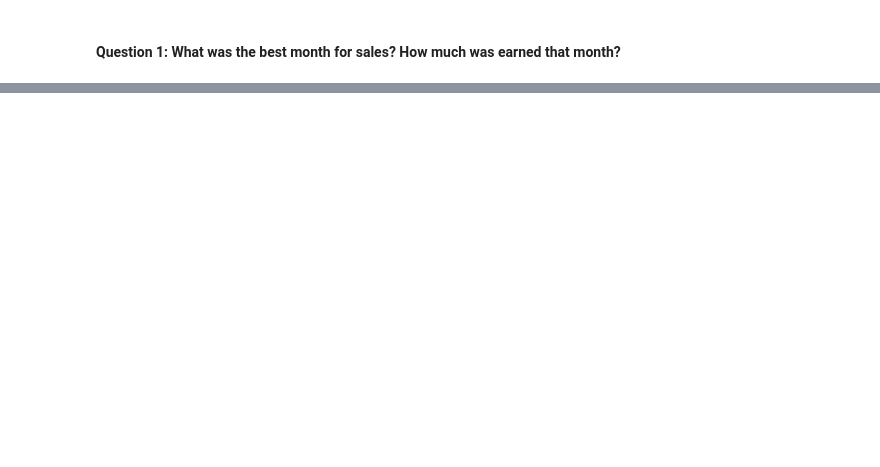
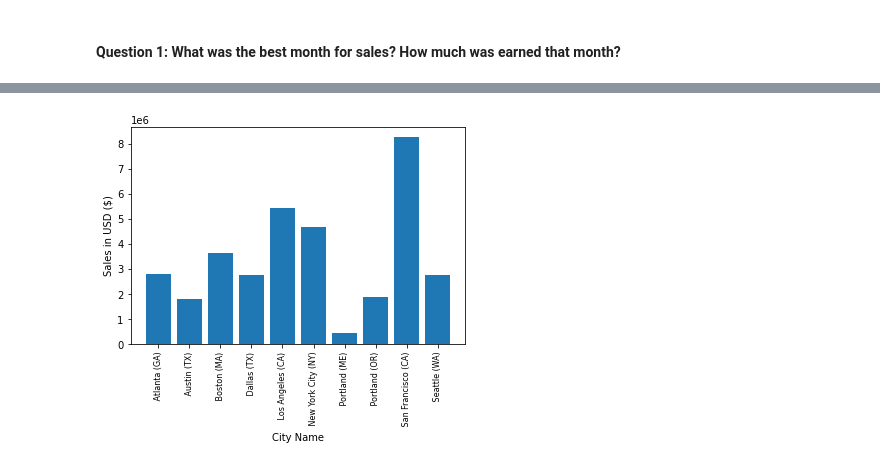
Before and after one commit to Kwabena-Kobiri/SalesAnalysis, a Jupyter notebook: Analysis.ipynb, the cells around one changed output, grey strips where cells are left out. Saved outputs shown, nothing was run; the diff lists cells and outputs as text; code cells hidden in the pictures; blank space fills up the shorter version.

```diff
--- a/Analysis.ipynb
+++ b/Analysis.ipynb
@@ -90,0 +156,3 @@ TypeError: can't multiply sequence by non-int of type 'str'
+# %%
+results = all_data.groupby('City').sum()
+results
@@ -90,0 +172,13 @@ TypeError: can't multiply sequence by non-int of type 'str'
+# %%
+months = range(1, 13)    # X values
+#results would be used as the Y values
+
+cities = [city for city, df in all_data.groupby('City')]
+
+plt.bar(cities, results['Sales'])
+plt.xticks(cities, rotation='vertical', size=8)
+plt.ylabel('Sales in USD ($)')
+plt.xlabel('City Name')
+plt.show()
+# %% [output]
+[figure, added]
```
Also changed, not shown: parts of 13 cells of this notebook.
